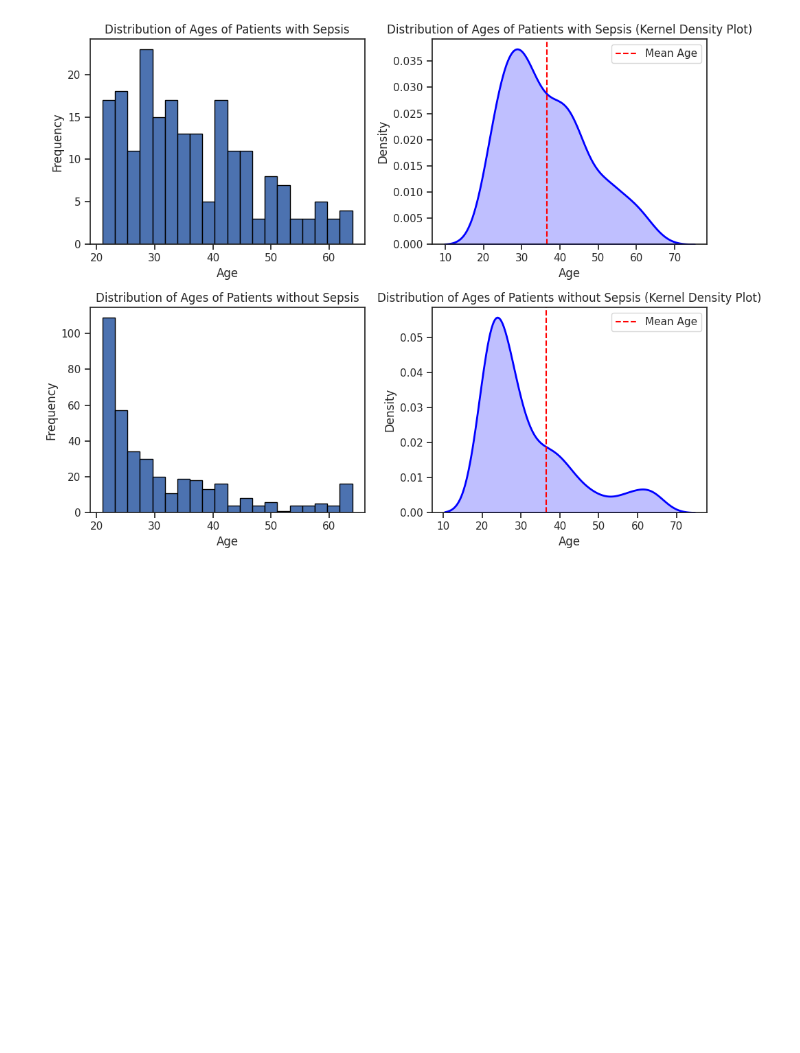
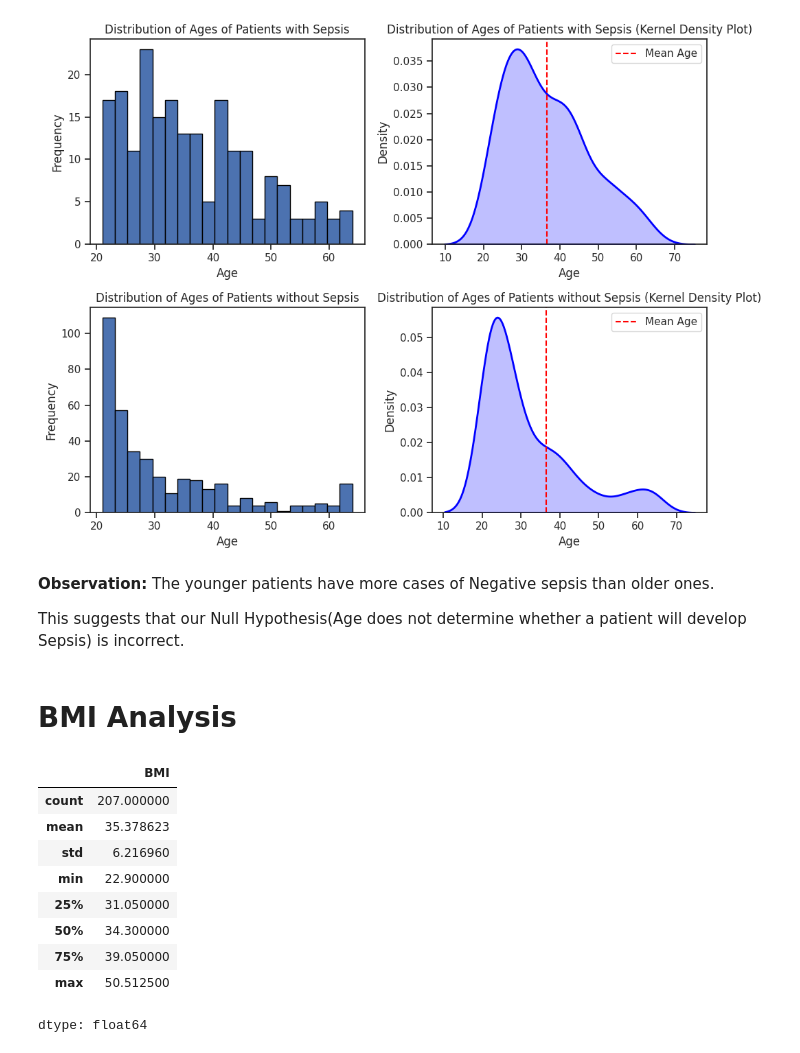
Before and after one commit to sparkysparo/Machine-Learning-for-Early-Prediction-Detection-and-Monitoring-of-Sepsis-in-A-E-and-ICU, a Jupyter notebook: Project_MSC_Machine_Learning_for_Early_Prediction,Detection_and_Monitoring_of_Sepsis_in_A&E_and_ICU_Settings.ipynb, the cells around one changed output. Drawn from its saved outputs; the diff is of its cells as text; code cells hidden in the pictures; blank space fills up the shorter version.

```diff
--- a/Project_MSC_Machine_Learning_for_Early_Prediction,Detection_and_Monitoring_of_Sepsis_in_A&E_and_ICU_Settings.ipynb
+++ b/Project_MSC_Machine_Learning_for_Early_Prediction,Detection_and_Monitoring_of_Sepsis_in_A&E_and_ICU_Settings.ipynb
@@ -654,3 +654,25 @@ plt.tight_layout()
 plt.show()
 # %% [output]
 [figure]
+# %% [markdown]
+**Observation:**
+The younger patients have more cases of Negative sepsis than older ones.
+
+This suggests that our Null Hypothesis(Age does not determine whether a patient will develop Sepsis) is incorrect.
+# %% [markdown]
+# **BMI Analysis**
+# %%
+# Generate descriptive statistics for the BMI of individuals who tested positive
+positive_bmi_stats = positive_cases['BMI'].describe()
+positive_bmi_stats
+# %% [output]
+|  | BMI |
+| count | 207.000000 |
+| mean | 35.378623 |
+| std | 6.216960 |
+| min | 22.900000 |
+| 25% | 31.050000 |
+| 50% | 34.300000 |
+| 75% | 39.050000 |
+| max | 50.512500 |
+dtype: float64
```
Also changed, not shown: parts of 8 cells of this notebook.
